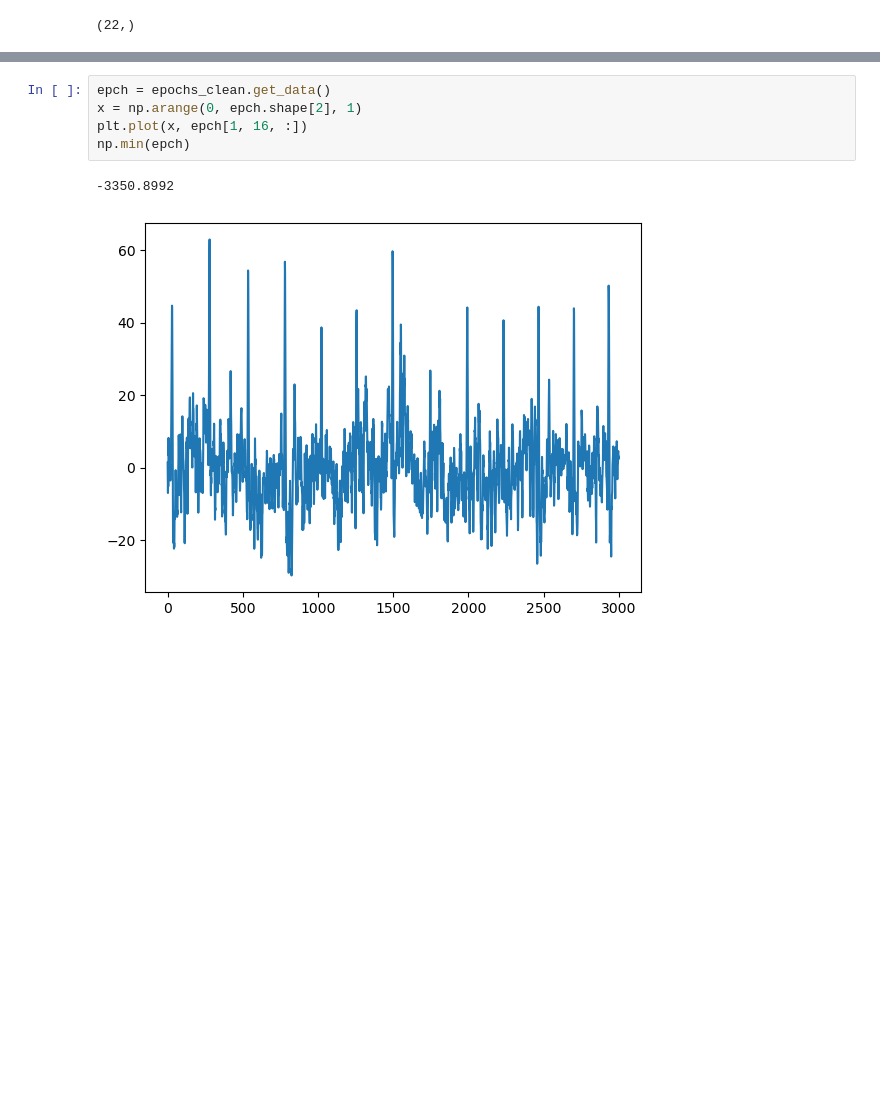
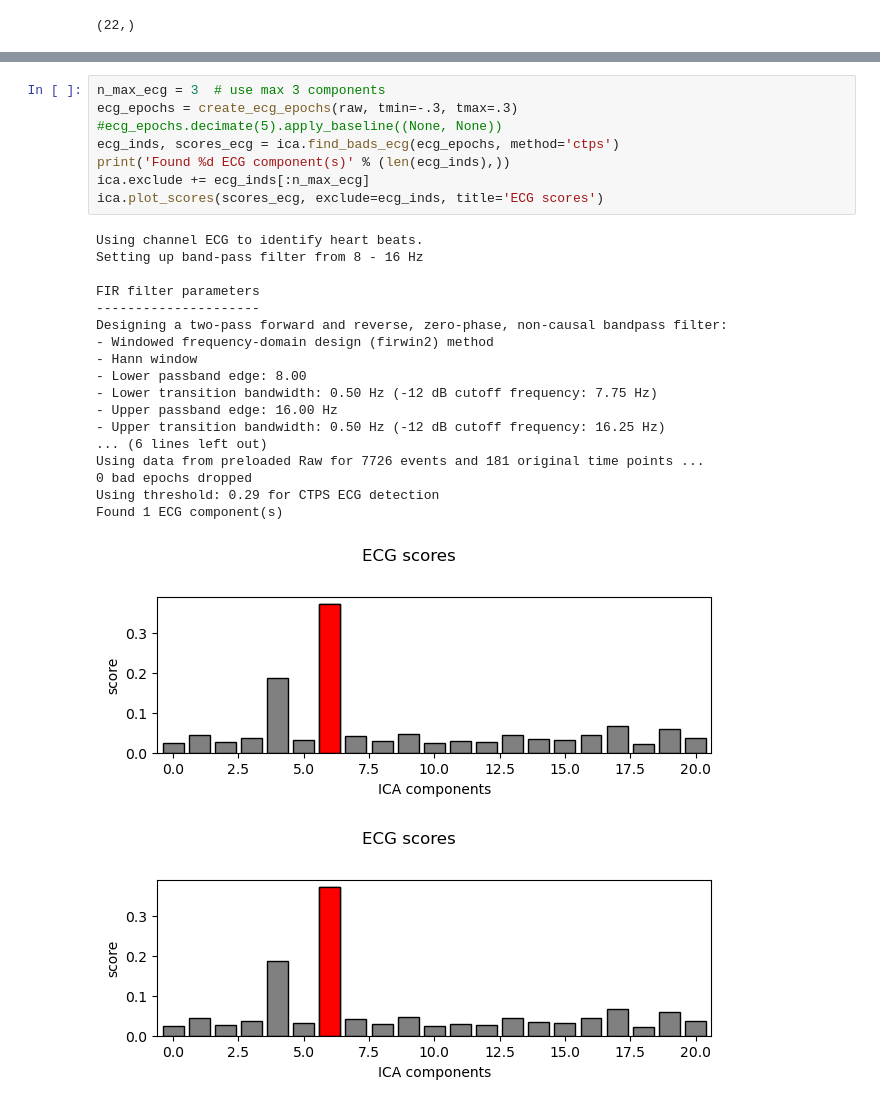
Before and after one commit to MH-Farhadi/Interictal_PNES_IGE_10s, a Jupyter notebook: preprocessing/SP.ipynb, the cells around one changed output, grey strips where cells are left out. Drawn from its saved outputs; the diff is of its cells as text; blank space fills up the shorter version.

```diff
--- a/preprocessing/SP.ipynb
+++ b/preprocessing/SP.ipynb
@@ -138,8 +85,28 @@ Interpolating 2 sensors
-# %%
-epch = epochs_clean.get_data()
-x = np.arange(0, epch.shape[2], 1)
-plt.plot(x, epch[1, 16, :])
-np.min(epch)
-# %% [output]
--3350.8992
-[figure, removed]
+# %%
+n_max_ecg = 3  # use max 3 components
+ecg_epochs = create_ecg_epochs(raw, tmin=-.3, tmax=.3)
+#ecg_epochs.decimate(5).apply_baseline((None, None))
+ecg_inds, scores_ecg = ica.find_bads_ecg(ecg_epochs, method='ctps')
+print('Found %d ECG component(s)' % (len(ecg_inds),))
+ica.exclude += ecg_inds[:n_max_ecg]
+ica.plot_scores(scores_ecg, exclude=ecg_inds, title='ECG scores')
+# %% [output]
+Using channel ECG to identify heart beats.
+Setting up band-pass filter from 8 - 16 Hz
+
+FIR filter parameters
+---------------------
+Designing a two-pass forward and reverse, zero-phase, non-causal bandpass filter:
+- Windowed frequency-domain design (firwin2) method
+- Hann window
+- Lower passband edge: 8.00
+- Lower transition bandwidth: 0.50 Hz (-12 dB cutoff frequency: 7.75 Hz)
+- Upper passband edge: 16.00 Hz
+- Upper transition bandwidth: 0.50 Hz (-12 dB cutoff frequency: 16.25 Hz)
+... (6 lines left out)
+Using data from preloaded Raw for 7726 events and 181 original time points ...
+0 bad epochs dropped
+Using threshold: 0.29 for CTPS ECG detection
+Found 1 ECG component(s)
+[figure, added]
+[figure, added]
```
Also changed, not shown: parts of 9 cells of this notebook.
